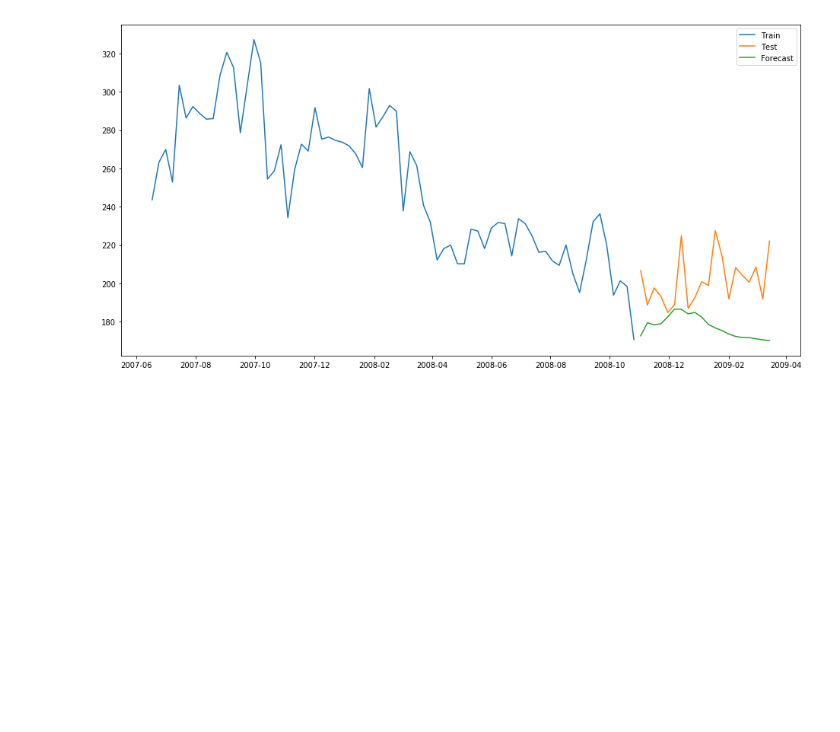
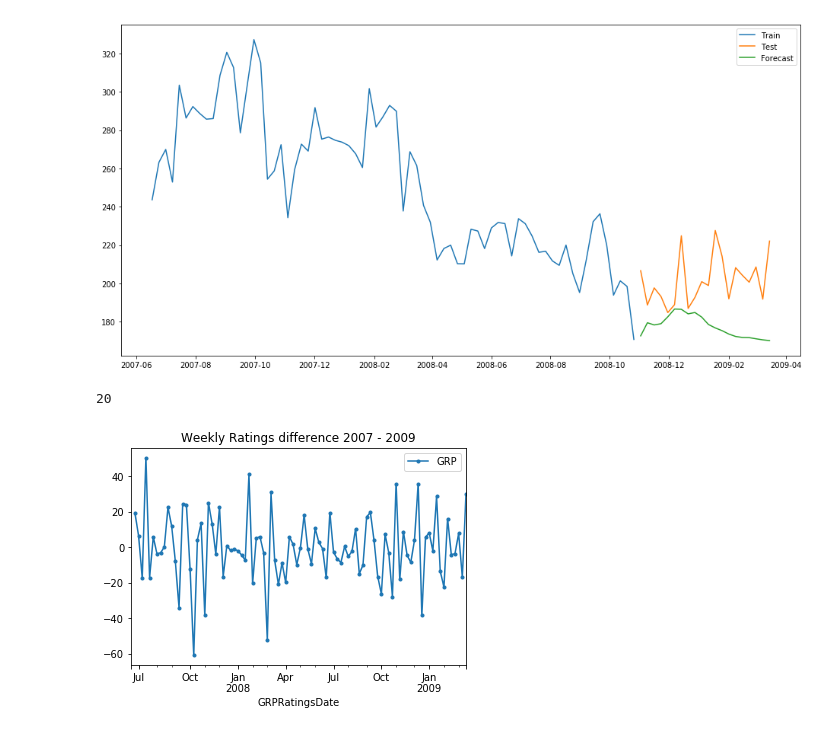
Before and after one commit to lppier/Indian_TV_Time_Series, a Jupyter notebook: TimeSeriesRegression.ipynb, the cells around one changed output. Cells and saved outputs as stored; diff of their text form; code cells hidden in the pictures; blank space fills up the shorter version.

Commit message:
Add difference plot

```diff
--- a/TimeSeriesRegression.ipynb
+++ b/TimeSeriesRegression.ipynb
@@ -120,3 +120,15 @@ plt.show()
 # %% [output]
 Test MAPE: 11.654%
 [figure]
+# %%
+len(test_values)
+# %% [output]
+20
+# %%
+diff_df = df.diff()
+
+diff_df.plot(style='.-')
+plt.title('Weekly Ratings difference 2007 - 2009')
+plt.show()
+# %% [output]
+[figure, added]
```
Also changed, not shown: 1 other file.
